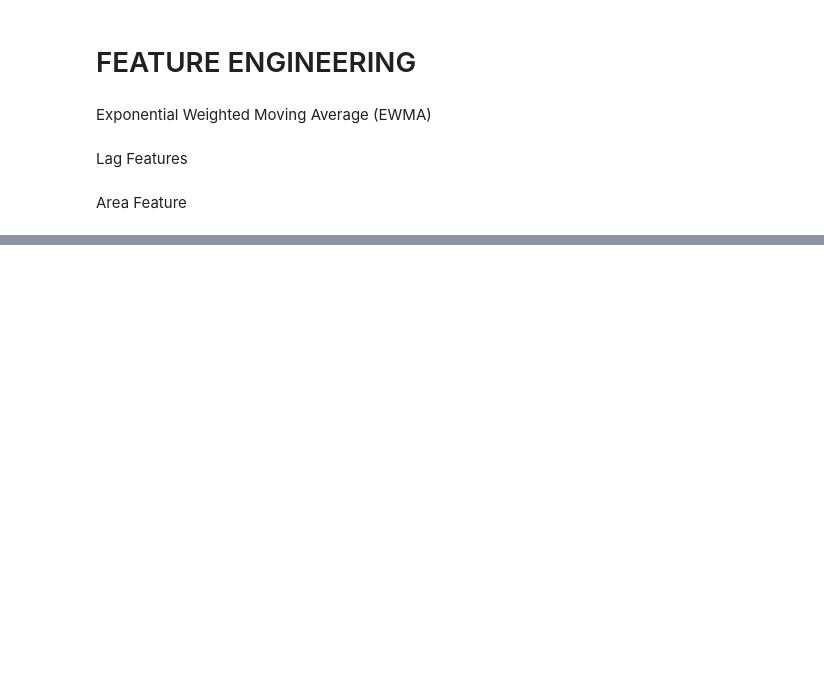
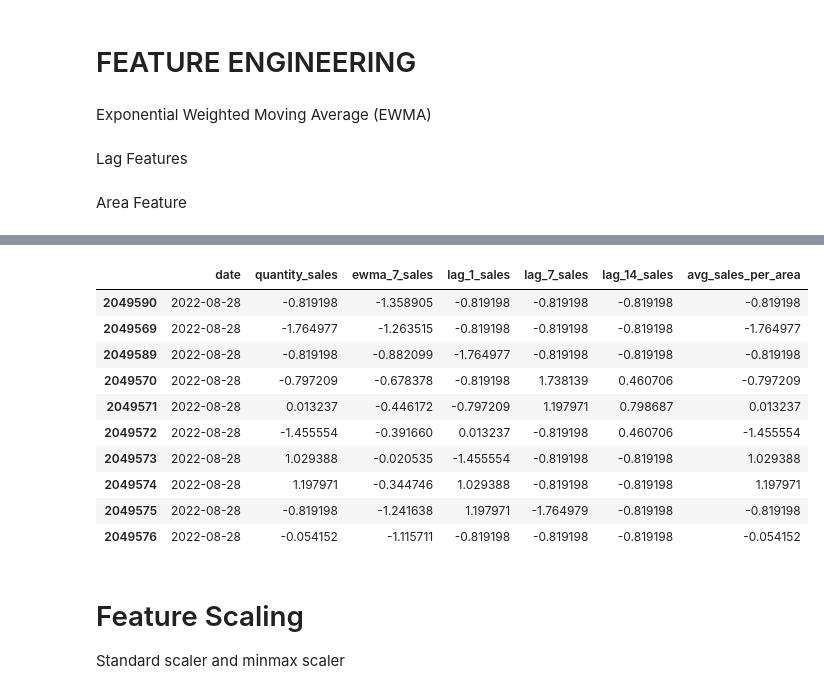
Before and after one commit to reagan-adajo/Capstone_Project, a Jupyter notebook: index.ipynb, the cells around one changed output, grey strips where cells are left out. Cells and saved outputs as stored; diff of their text form; code cells hidden in the pictures; blank space fills up the shorter version.

```diff
--- a/index.ipynb
+++ b/index.ipynb
@@ -667,0 +698,17 @@ KeyError: 'area'
+# %%
+sales_data[['date', 'quantity_sales', 'ewma_7_sales', 'lag_1_sales', 'lag_7_sales', 'lag_14_sales', 'avg_sales_per_area']].head(10)
+# %% [output]
+|  | date | quantity_sales | ewma_7_sales | lag_1_sales | lag_7_sales | lag_14_sales | avg_sales_per_area |
+| 2049590 | 2022-08-28 | -0.819198 | -1.358905 | -0.819198 | -0.819198 | -0.819198 | -0.819198 |
+| 2049569 | 2022-08-28 | -1.764977 | -1.263515 | -0.819198 | -0.819198 | -0.819198 | -1.764977 |
+| 2049589 | 2022-08-28 | -0.819198 | -0.882099 | -1.764977 | -0.819198 | -0.819198 | -0.819198 |
+| 2049570 | 2022-08-28 | -0.797209 | -0.678378 | -0.819198 | 1.738139 | 0.460706 | -0.797209 |
+| 2049571 | 2022-08-28 | 0.013237 | -0.446172 | -0.797209 | 1.197971 | 0.798687 | 0.013237 |
+| 2049572 | 2022-08-28 | -1.455554 | -0.391660 | 0.013237 | -0.819198 | 0.460706 | -1.455554 |
+| 2049573 | 2022-08-28 | 1.029388 | -0.020535 | -1.455554 | -0.819198 | -0.819198 | 1.029388 |
+| 2049574 | 2022-08-28 | 1.197971 | -0.344746 | 1.029388 | -0.819198 | -0.819198 | 1.197971 |
+| 2049575 | 2022-08-28 | -0.819198 | -1.241638 | 1.197971 | -1.764979 | -0.819198 | -0.819198 |
+| 2049576 | 2022-08-28 | -0.054152 | -1.115711 | -0.819198 | -0.819198 | -0.819198 | -0.054152 |
+# %% [markdown]
+# Feature Scaling
+Standard scaler and minmax scaler
```
Also changed, not shown: parts of 26 cells of this notebook.
